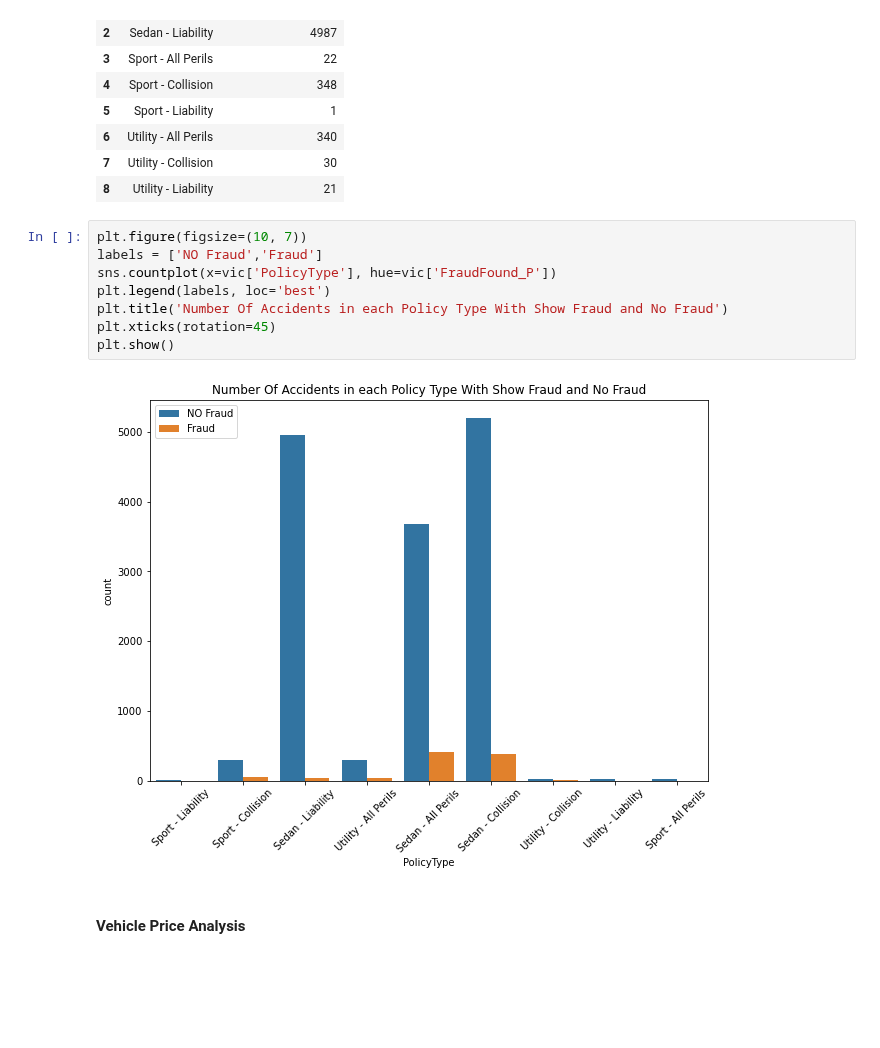
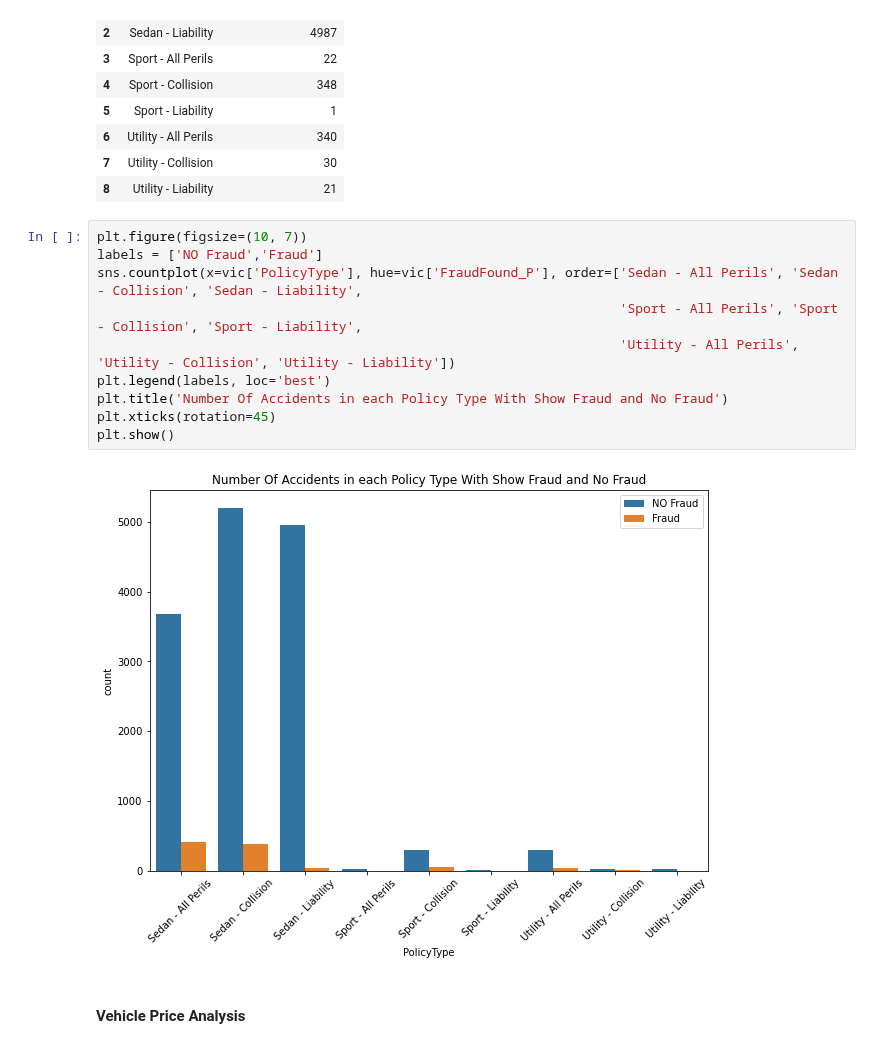
Before and after one commit to MohammadRouintan/Vehicle-Insurance-Claim-Fraud-Detection-Classification, a Jupyter notebook: VehicleInsuranceEDA.ipynb, the cells around one changed output. Saved outputs shown, nothing was run; the diff lists cells and outputs as text; blank space fills up the shorter version.

```diff
--- a/VehicleInsuranceEDA.ipynb
+++ b/VehicleInsuranceEDA.ipynb
@@ -1013,13 +1023,15 @@ policy_type
 # %%
 plt.figure(figsize=(10, 7))
 labels = ['NO Fraud','Fraud']
-sns.countplot(x=vic['PolicyType'], hue=vic['FraudFound_P'])
+sns.countplot(x=vic['PolicyType'], hue=vic['FraudFound_P'], order=['Sedan - All Perils', 'Sedan - Collision', 'Sedan - Liability',
+                                                                   'Sport - All Perils', 'Sport - Collision', 'Sport - Liability',
+                                                                   'Utility - All Perils', 'Utility - Collision', 'Utility - Liability'])
 plt.legend(labels, loc='best')
 plt.title('Number Of Accidents in each Policy Type With Show Fraud and No Fraud')
 plt.xticks(rotation=45)
 plt.show()
 # %% [output]
-[figure, old version]
+[figure, new version]
 # %% [markdown]
 #### Vehicle Price Analysis
 # %%
```
Also changed, not shown: parts of 13 cells of this notebook.
